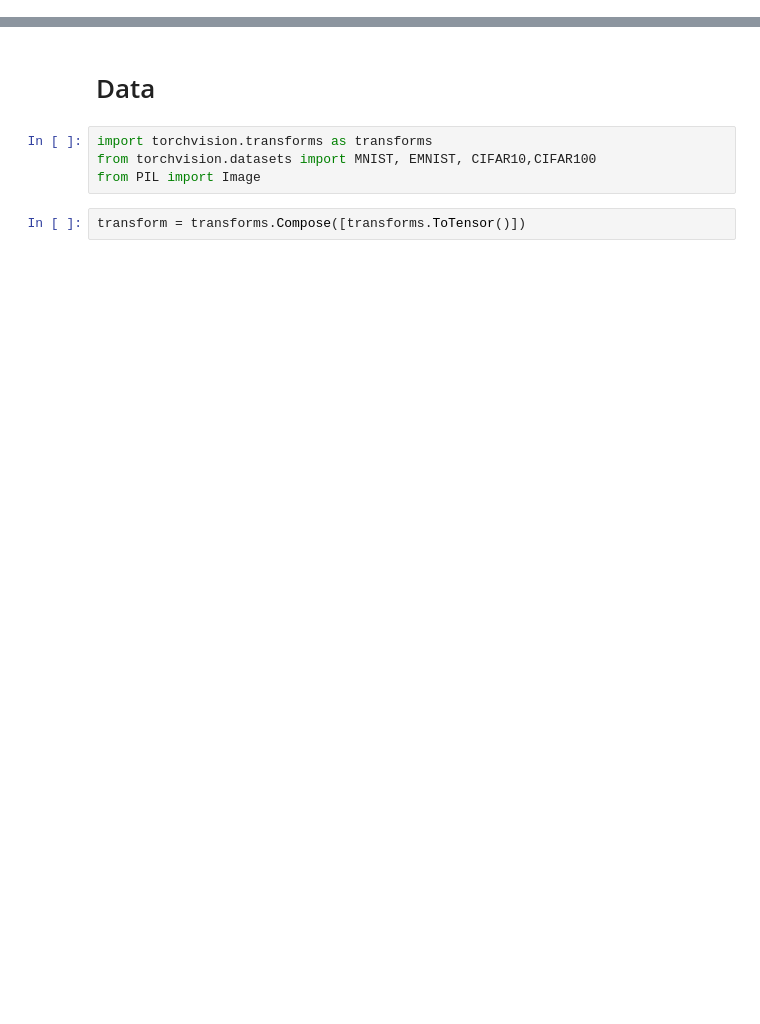
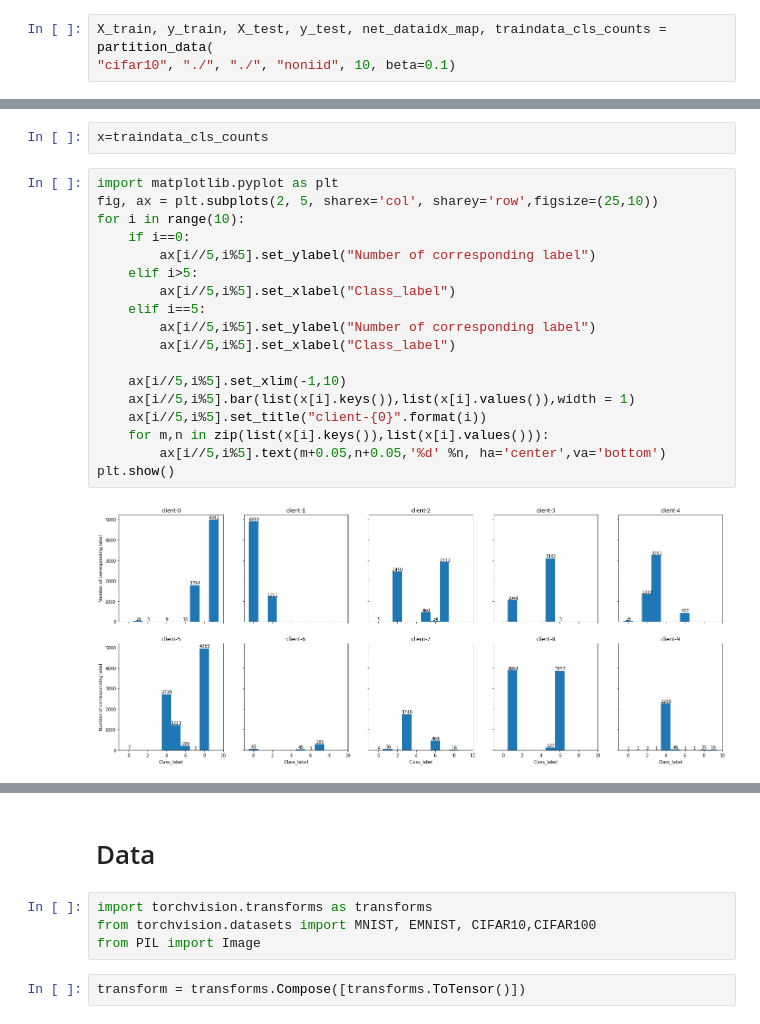
Before and after one commit to HongdaChen/FedMOON, a Jupyter notebook: ipynb/test.ipynb, the cells around one changed output, grey strips where cells are left out. Saved outputs shown, nothing was run; the diff lists cells and outputs as text; blank space fills up the shorter version.

Commit message:
train in notebook

```diff
--- a/ipynb/test.ipynb
+++ b/ipynb/test.ipynb
@@ -154,0 +403,3 @@ NameError: name 'global_model' is not defined
+# %%
+X_train, y_train, X_test, y_test, net_dataidx_map, traindata_cls_counts = partition_data(
+"cifar10", "./", "./", "noniid", 10, beta=0.1)
@@ -154,0 +432,22 @@ NameError: name 'global_model' is not defined
+# %%
+x=traindata_cls_counts
+# %%
+import matplotlib.pyplot as plt
+fig, ax = plt.subplots(2, 5, sharex='col', sharey='row',figsize=(25,10))
+for i in range(10):
+    if i==0:
+        ax[i//5,i%5].set_ylabel("Number of corresponding label")
+    elif i>5:
+        ax[i//5,i%5].set_xlabel("Class_label")
+    elif i==5:
+        ax[i//5,i%5].set_ylabel("Number of corresponding label")
+        ax[i//5,i%5].set_xlabel("Class_label")
+
+    ax[i//5,i%5].set_xlim(-1,10)
+    ax[i//5,i%5].bar(list(x[i].keys()),list(x[i].values()),width = 1)
+    ax[i//5,i%5].set_title("client-{0}".format(i))
+    for m,n in zip(list(x[i].keys()),list(x[i].values())):
+        ax[i//5,i%5].text(m+0.05,n+0.05,'%d' %n, ha='center',va='bottom')
+plt.show()
+# %% [output]
+[figure, added]
```
Also changed, not shown: parts of 41 cells of this notebook.
